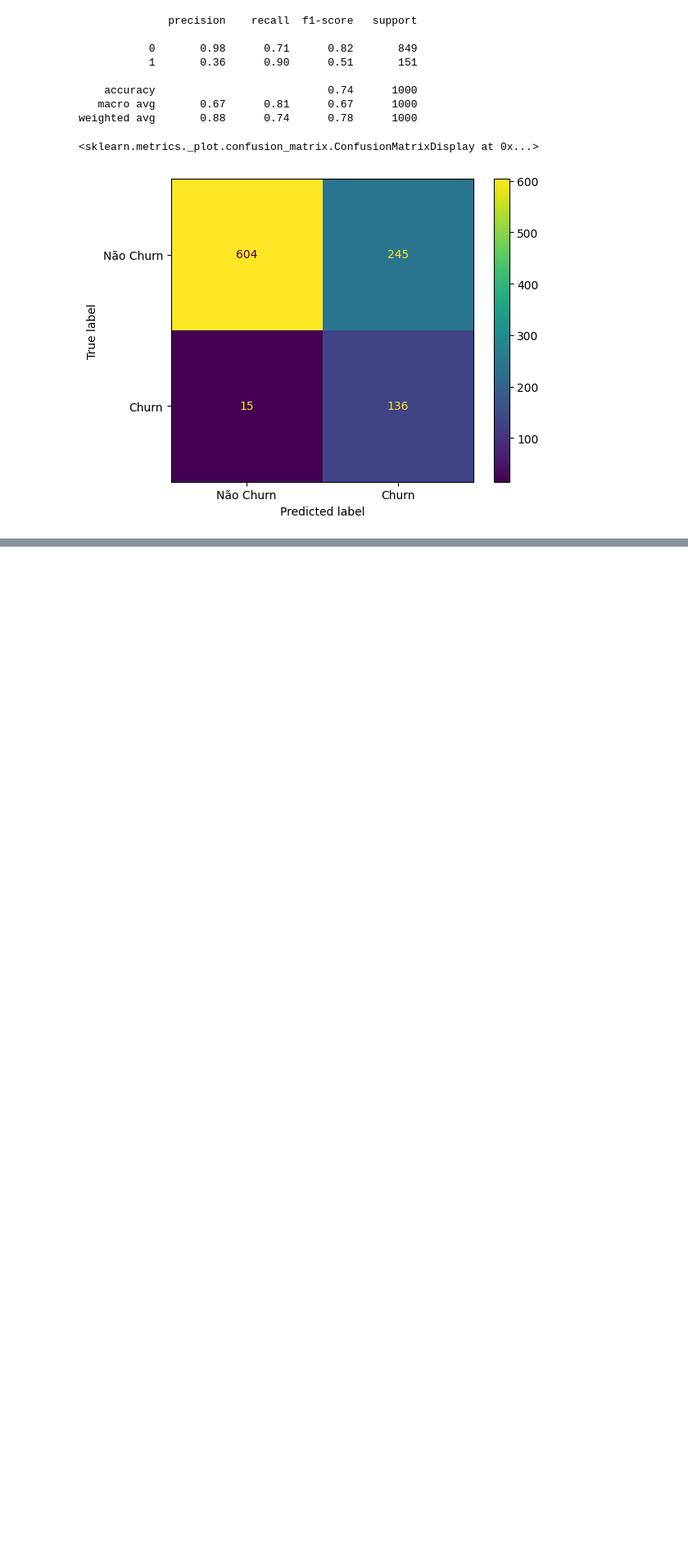
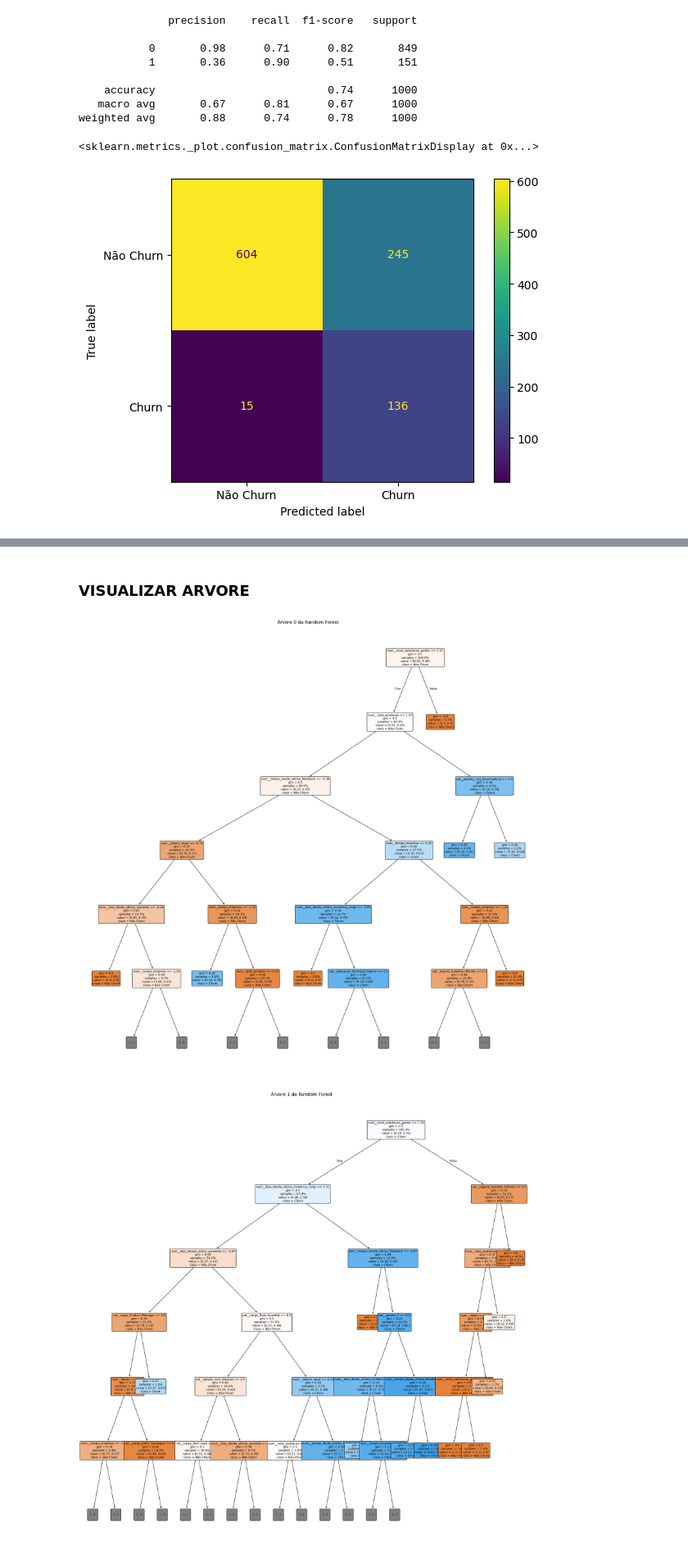
Before and after one commit to brunoramux/random_forest_churn, a Jupyter notebook: churn_employee.ipynb, the cells around one changed output, grey strips where cells are left out. Shown at 82% size. Saved outputs shown, nothing was run; the diff lists cells and outputs as text; code cells hidden in the pictures; blank space fills up the shorter version.

```diff
--- a/churn_employee.ipynb
+++ b/churn_employee.ipynb
@@ -580,0 +586,5 @@ fig.plot()
+# %%
+importancias = best_model.feature_importances_
+nomes_features = preprocessor.get_feature_names_out()
+
+df_importancias = pd.DataFrame({'feature': nomes_features, 'importancia': importancias})
@@ -580,0 +622,23 @@ fig.plot()
+# %% [markdown]
+### VISUALIZAR ARVORE
+# %%
+def visualiza_arvore(modelo, indice_arvore, max_profundidade=5):
+  plt.figure(figsize=(20, 20))
+  plot_tree(modelo.estimators_[indice_arvore],
+            max_depth=max_profundidade,
+            filled=True,
+            feature_names=nomes_features,
+            class_names=['Não Churn', 'Churn'],
+            fontsize=9,
+            proportion=True,
+            precision=2,
+            rounded=True)
+  plt.title(f'Árvore {indice_arvore} da Random Forest', fontsize=14)
+  plt.tight_layout()
+  plt.show()
+# %%
+for i in range(5):
+  visualiza_arvore(best_model, i)
+# %% [output]
+[figure, added]
+[figure, added]
```
Also changed, not shown: parts of 13 cells of this notebook.
